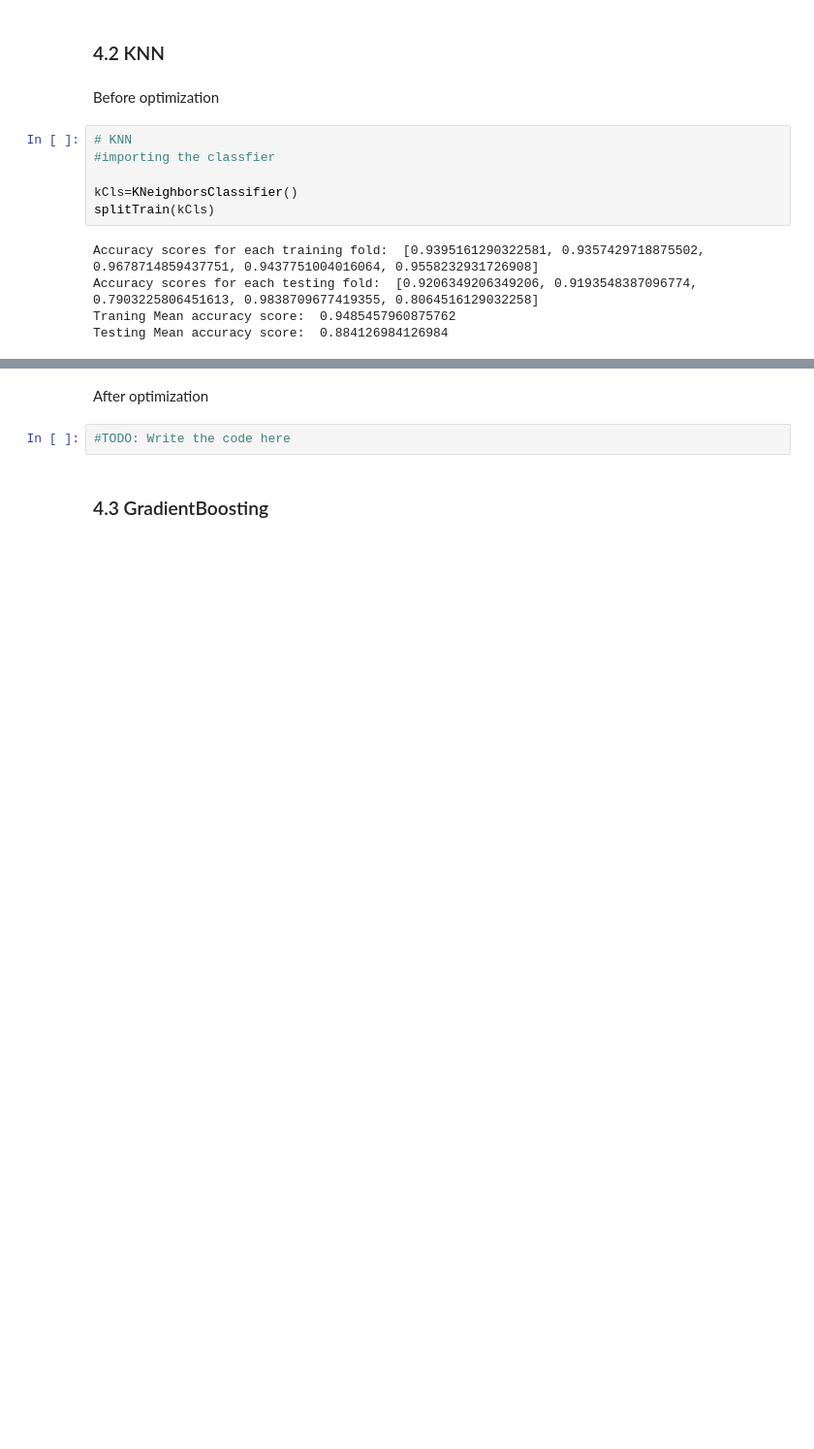
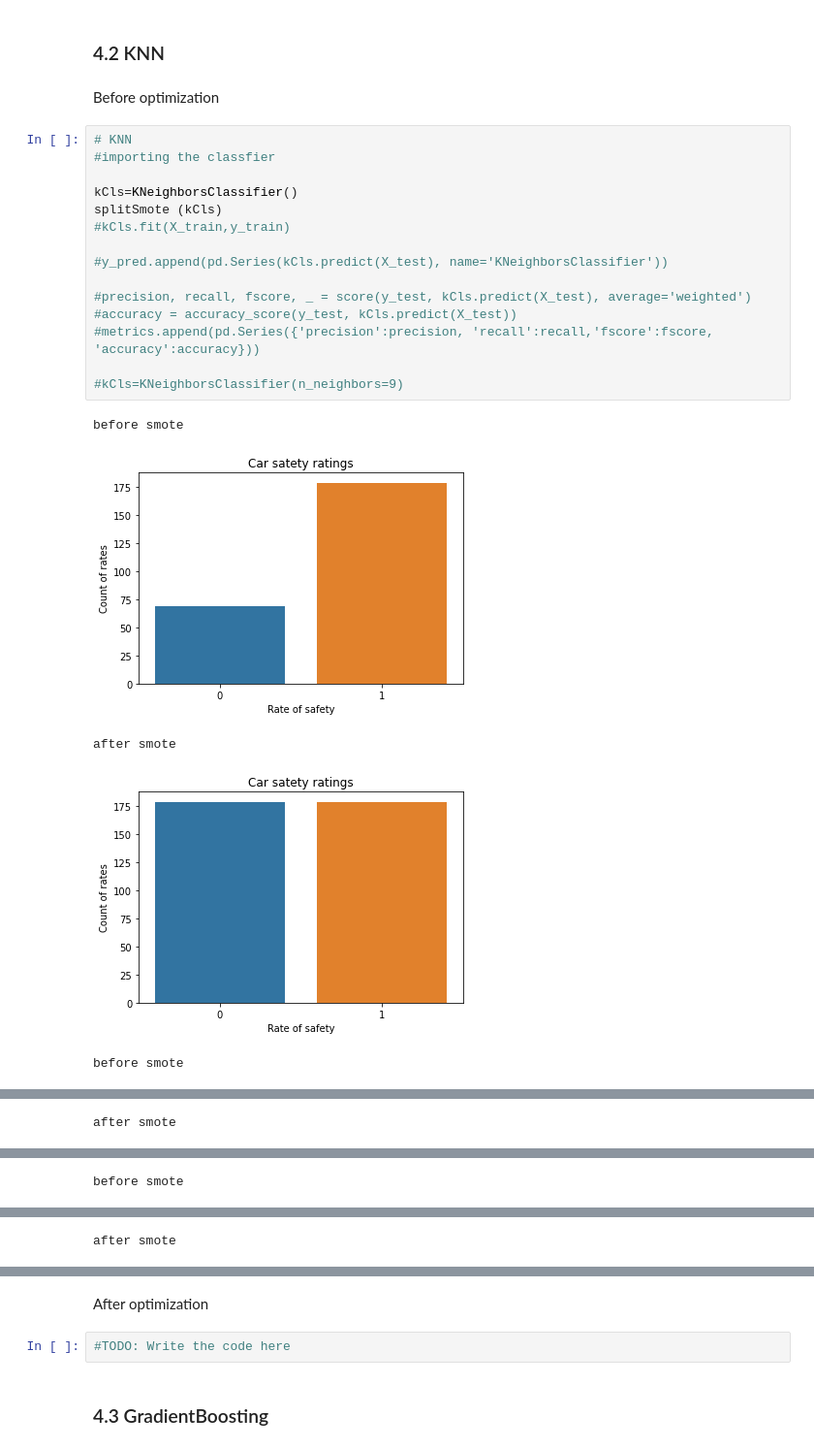
Before and after one commit to maimonahST/Cars-Ratings-ML, a Jupyter notebook: Models.ipynb, the cells around one changed output, grey strips where cells are left out. Shown at 97% size. Cells and saved outputs as stored; diff of their text form; blank space fills up the shorter version.

```diff
--- a/Models.ipynb
+++ b/Models.ipynb
@@ -235,14 +257,24 @@ Testing Mean accuracy score:  0.890373783922171
 ### 4.2 KNN
 # %% [markdown]
 Before optimization
-# %%
-# KNN
-#importing the classfier
-
-kCls=KNeighborsClassifier()
-splitTrain(kCls)
-# %% [output]
-Accuracy scores for each training fold:  [0.9395161290322581, 0.9357429718875502, 0.9678714859437751, 0.9437751004016064, 0.9558232931726908]
-Accuracy scores for each testing fold:  [0.9206349206349206, 0.9193548387096774, 0.7903225806451613, 0.9838709677419355, 0.8064516129032258]
-Traning Mean accuracy score:  0.9485457960875762
-Testing Mean accuracy score:  0.884126984126984
+# %%
+# KNN
+#importing the classfier
+
+kCls=KNeighborsClassifier()
+splitSmote (kCls)
+#kCls.fit(X_train,y_train)
+
+#y_pred.append(pd.Series(kCls.predict(X_test), name='KNeighborsClassifier'))
+
+#precision, recall, fscore, _ = score(y_test, kCls.predict(X_test), average='weighted')
+#accuracy = accuracy_score(y_test, kCls.predict(X_test))
+#metrics.append(pd.Series({'precision':precision, 'recall':recall,'fscore':fscore, 'accuracy':accuracy}))
+
+#kCls=KNeighborsClassifier(n_neighbors=9)
+# %% [output]
+before smote
+[figure, added]
+after smote
+[figure, added]
+before smote
@@ -248,0 +282 @@ Testing Mean accuracy score:  0.884126984126984
+after smote
@@ -248,0 +284 @@ Testing Mean accuracy score:  0.884126984126984
+before smote
@@ -248,0 +286 @@ Testing Mean accuracy score:  0.884126984126984
+after smote
```
Also changed, not shown: parts of 35 cells of this notebook.
